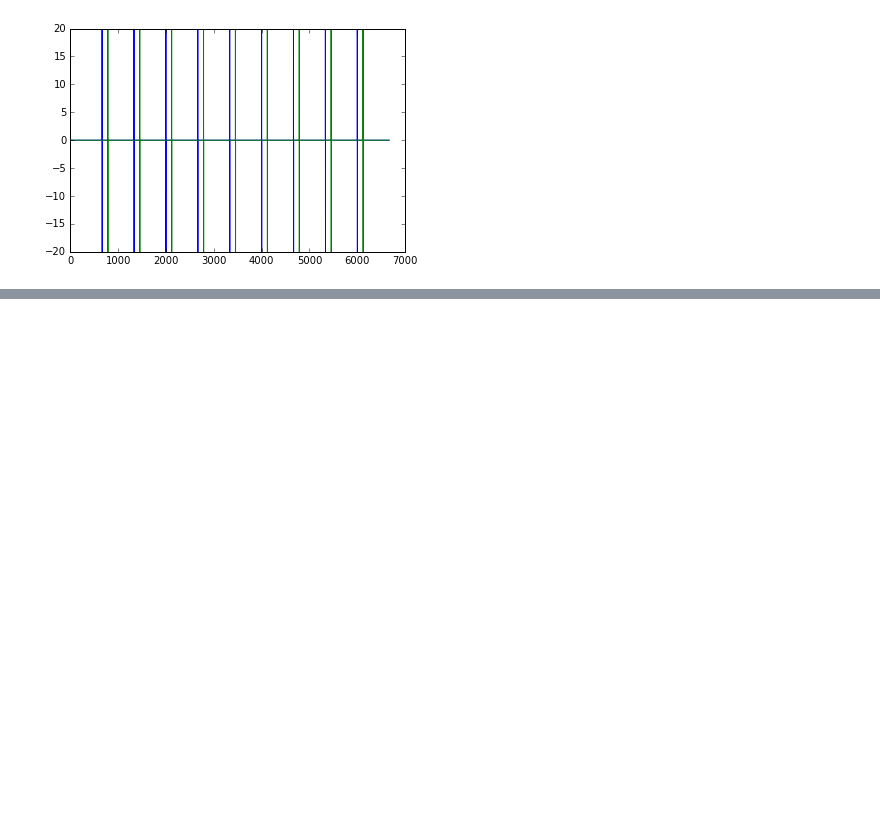
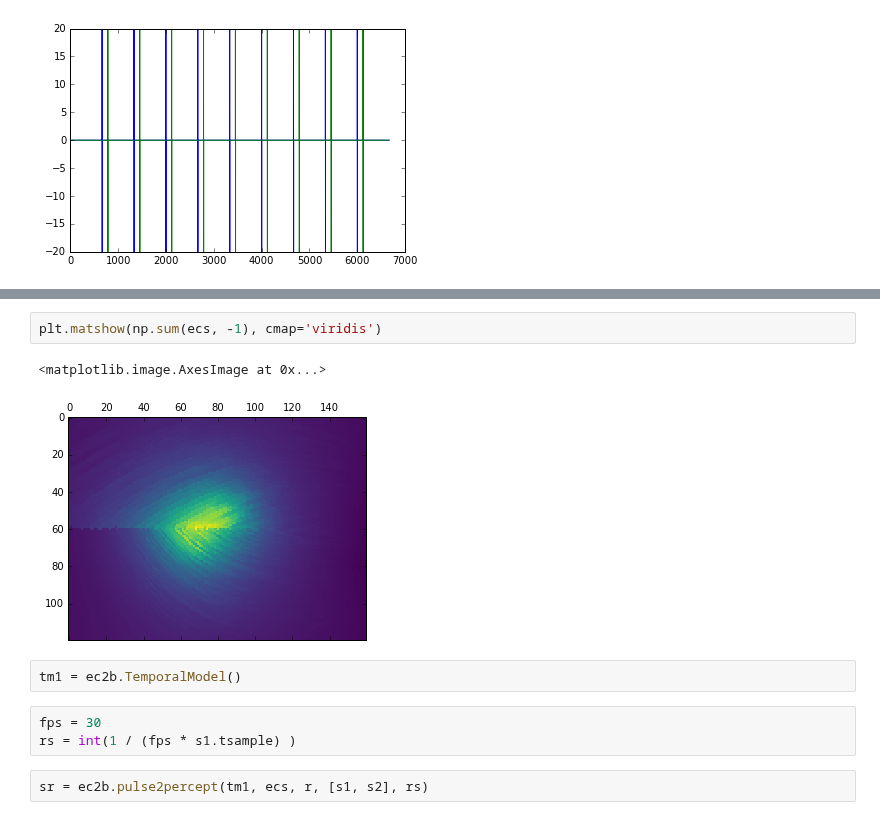
Before and after one commit to pulse2percept/pulse2percept, a Jupyter notebook: python/notebooks/Psycho2PulseTrain.ipynb, the cells around one changed output, grey strips where cells are left out. Drawn from its saved outputs; the diff is of its cells as text; blank space fills up the shorter version.

```diff
--- a/python/notebooks/Psycho2PulseTrain.ipynb
+++ b/python/notebooks/Psycho2PulseTrain.ipynb
@@ -51,0 +43,12 @@ SyntaxError: unexpected EOF while parsing (<ipython-input-8-57d3524551e4>, line
+# %%
+plt.matshow(np.sum(ecs, -1), cmap='viridis')
+# %% [output]
+<matplotlib.image.AxesImage at 0x...>
+[figure, added]
+# %%
+tm1 = ec2b.TemporalModel()
+# %%
+fps = 30
+rs = int(1 / (fps * s1.tsample) )
+# %%
+sr = ec2b.pulse2percept(tm1, ecs, r, [s1, s2], rs)
```
Also changed, not shown: parts of 9 cells of this notebook.
